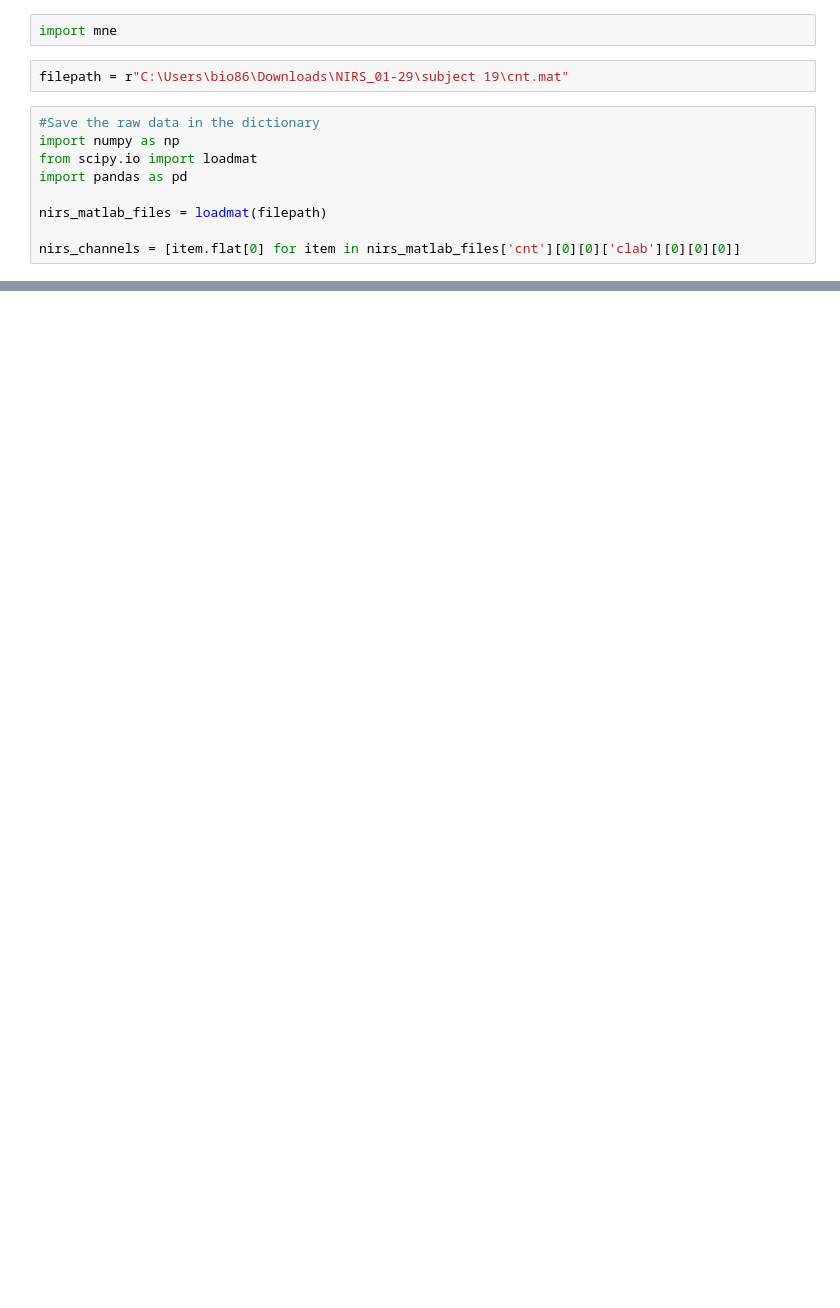
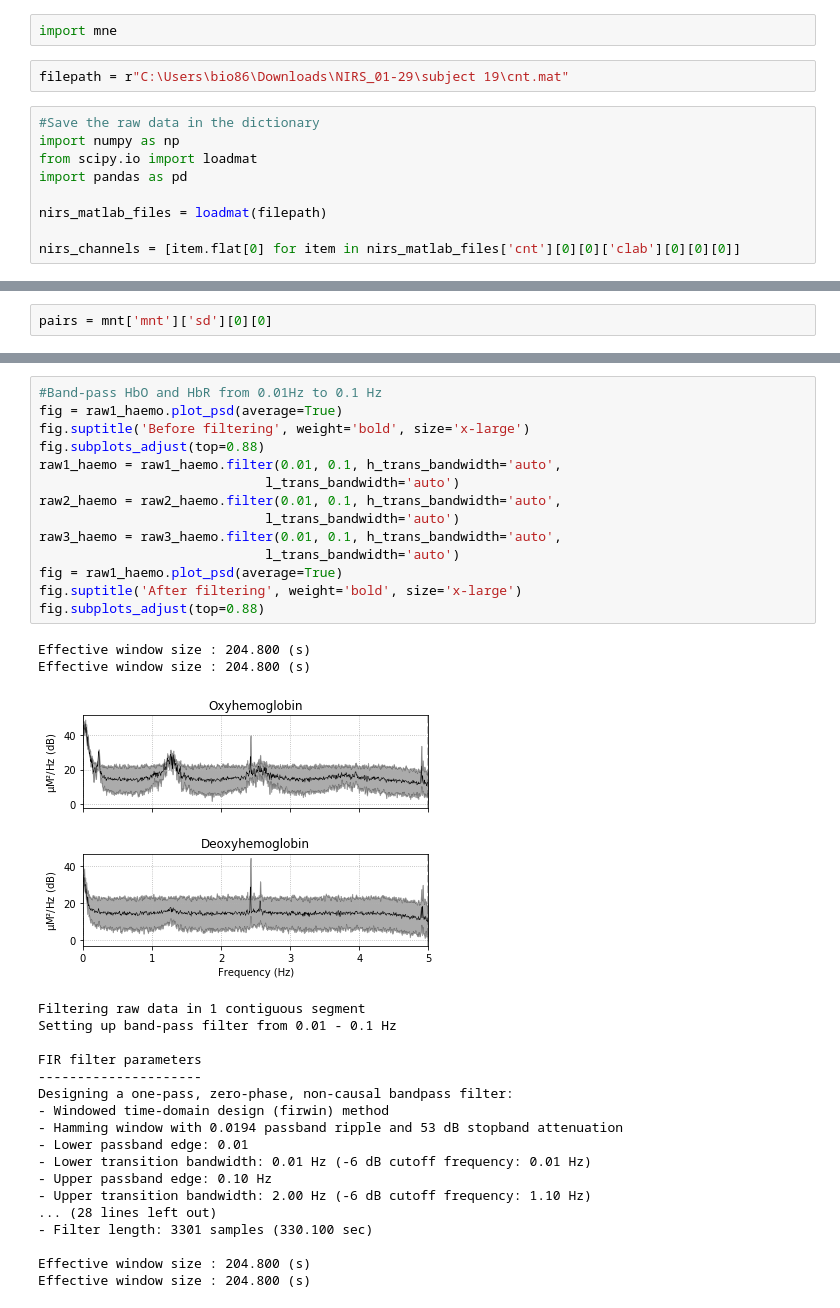
Before and after one commit to Isamaoz/Dissertation, a Jupyter notebook: test-19-NIRS.ipynb, the cells around one changed output, grey strips where cells are left out. Cells and saved outputs as stored; diff of their text form; blank space fills up the shorter version.

```diff
--- a/test-19-NIRS.ipynb
+++ b/test-19-NIRS.ipynb
@@ -39,0 +73,2 @@ mnt_highWL = mne.channels.make_dig_montage(clab_highWL,hsp=pos_3d,coord_frame='h
+# %%
+pairs = mnt['mnt']['sd'][0][0]
@@ -81,0 +354,35 @@ info_highWL.set_montage(mnt_highWL)
+# %%
+#Band-pass HbO and HbR from 0.01Hz to 0.1 Hz
+fig = raw1_haemo.plot_psd(average=True)
+fig.suptitle('Before filtering', weight='bold', size='x-large')
+fig.subplots_adjust(top=0.88)
+raw1_haemo = raw1_haemo.filter(0.01, 0.1, h_trans_bandwidth='auto',
+                             l_trans_bandwidth='auto')
+raw2_haemo = raw2_haemo.filter(0.01, 0.1, h_trans_bandwidth='auto',
+                             l_trans_bandwidth='auto')
+raw3_haemo = raw3_haemo.filter(0.01, 0.1, h_trans_bandwidth='auto',
+                             l_trans_bandwidth='auto')
+fig = raw1_haemo.plot_psd(average=True)
+fig.suptitle('After filtering', weight='bold', size='x-large')
+fig.subplots_adjust(top=0.88)
+# %% [output]
+Effective window size : 204.800 (s)
+Effective window size : 204.800 (s)
+[figure, added]
+Filtering raw data in 1 contiguous segment
+Setting up band-pass filter from 0.01 - 0.1 Hz
+
+FIR filter parameters
+---------------------
+Designing a one-pass, zero-phase, non-causal bandpass filter:
+- Windowed time-domain design (firwin) method
+- Hamming window with 0.0194 passband ripple and 53 dB stopband attenuation
+- Lower passband edge: 0.01
+- Lower transition bandwidth: 0.01 Hz (-6 dB cutoff frequency: 0.01 Hz)
+- Upper passband edge: 0.10 Hz
+- Upper transition bandwidth: 2.00 Hz (-6 dB cutoff frequency: 1.10 Hz)
+... (28 lines left out)
+- Filter length: 3301 samples (330.100 sec)
+
+Effective window size : 204.800 (s)
+Effective window size : 204.800 (s)
```
Also changed, not shown: parts of 54 cells of this notebook, 3 other files.
